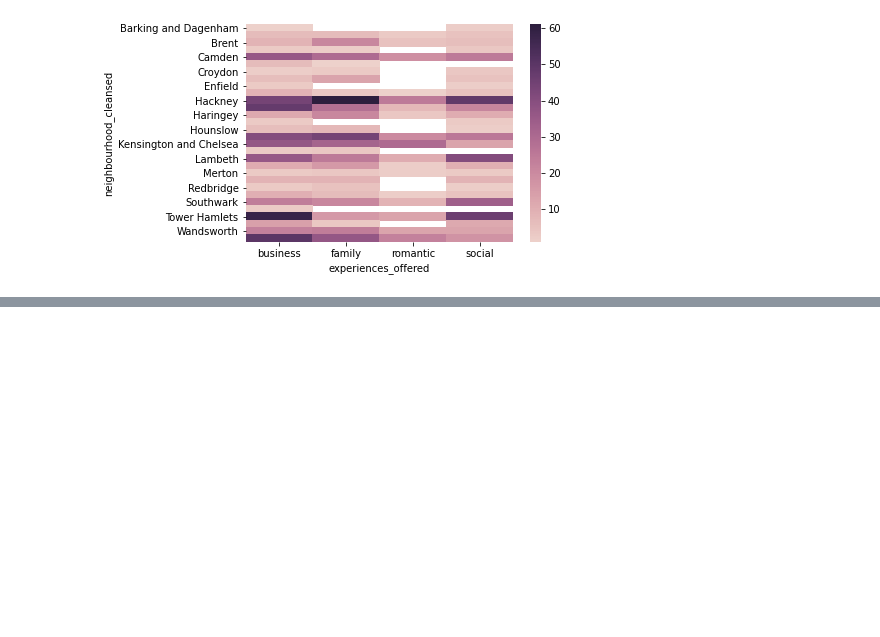
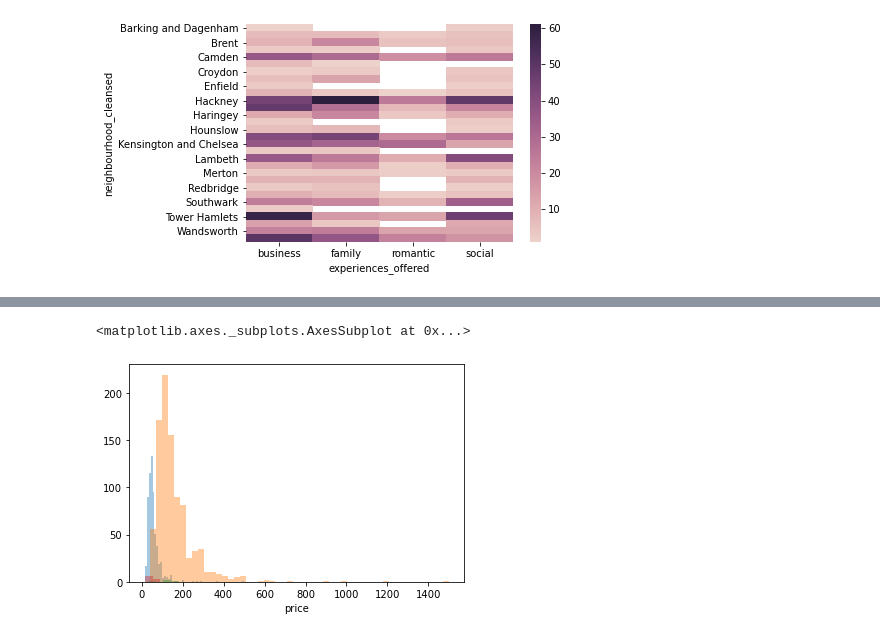
Before and after one commit to AydarZaripov/SQL_project, a Jupyter notebook: SQL_lesson_hw.ipynb, the cells around one changed output, grey strips where cells are left out. Saved outputs shown, nothing was run; the diff lists cells and outputs as text; code cells hidden in the pictures; blank space fills up the shorter version.

```diff
--- a/SQL_lesson_hw.ipynb
+++ b/SQL_lesson_hw.ipynb
@@ -112,3 +112,12 @@ sns.heatmap(df5_1, cmap=sns.cubehelix_palette(as_cmap=True))
 # %% [output]
 <matplotlib.axes._subplots.AxesSubplot at 0x...>
 [figure]
+# %%
+query6="""SELECT
+room_type,
+toFloat32OrNull(replaceRegexpAll(price, '[$,]', '')) AS price
+FROM ldn_listings
+WHERE experiences_offered != 'none'
+"""
+# %%
+df6=ph.read_clickhouse(query6, connection=connection)
@@ -114,0 +133,8 @@ sns.heatmap(df5_1, cmap=sns.cubehelix_palette(as_cmap=True))
+# %%
+sns.distplot(df6[df6['room_type']=='Private room'].price, kde=False)
+sns.distplot(df6[df6['room_type']=='Entire home/apt'].price, kde=False)
+sns.distplot(df6[df6['room_type']=='Hotel room'].price, kde=False)
+sns.distplot(df6[df6['room_type']=='Shared room'].price, kde=False)
+# %% [output]
+<matplotlib.axes._subplots.AxesSubplot at 0x...>
+[figure, added]
```
Also changed, not shown: parts of 12 cells of this notebook.
